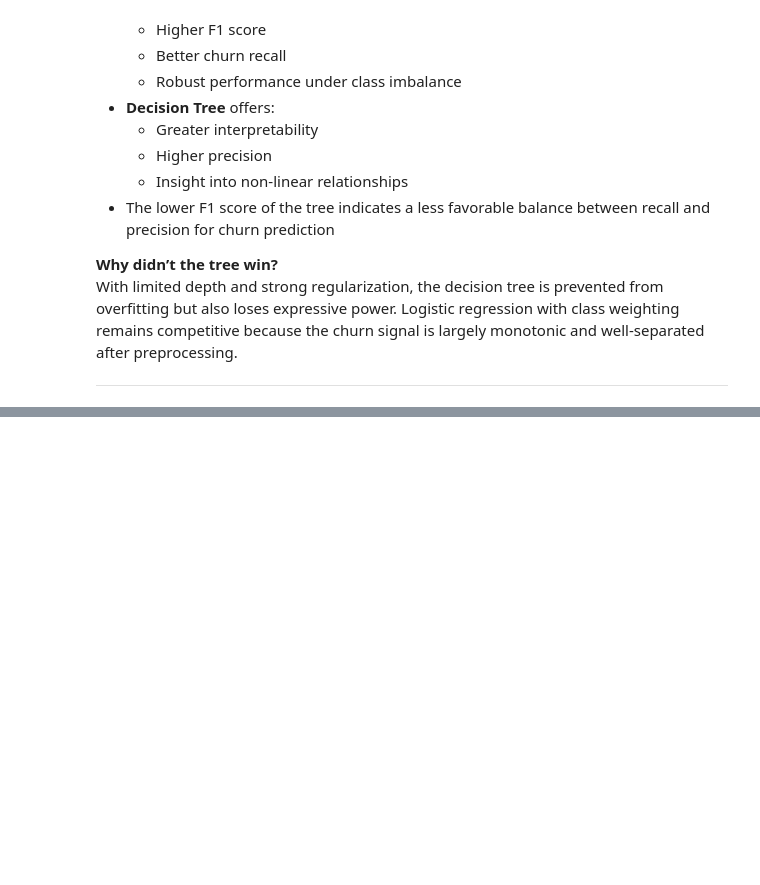
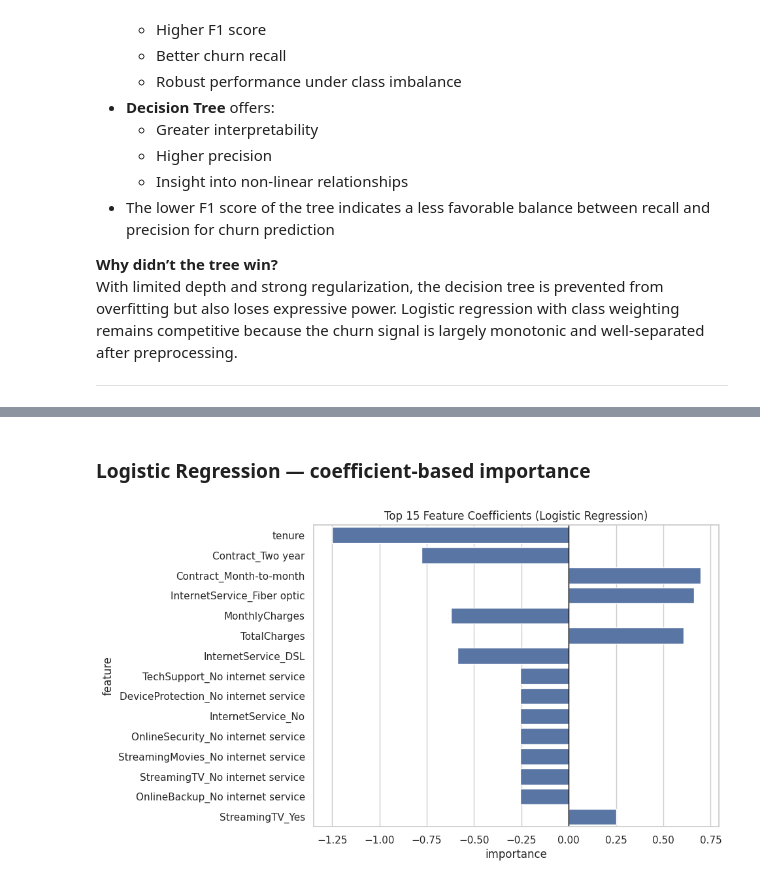
Before and after one commit to nilot-pal/churn-prediction, a Jupyter notebook: notebooks/01_eda.ipynb, the cells around one changed output, grey strips where cells are left out. Saved outputs shown, nothing was run; the diff lists cells and outputs as text; code cells hidden in the pictures; blank space fills up the shorter version.

```diff
--- a/notebooks/01_eda.ipynb
+++ b/notebooks/01_eda.ipynb
@@ -694,0 +705,11 @@ With limited depth and strong regularization, the decision tree is prevented fro
+# %%
+rf = Pipeline(steps=[
+    ('preprocessor', preprocessor),
+    ('classifier', RandomForestClassifier(
+        n_estimators=300,
+        max_depth=None,
+        min_samples_leaf=20,
+        random_state=42,
+        n_jobs=-1
+    ))
+])
@@ -694,0 +1014,27 @@ With limited depth and strong regularization, the decision tree is prevented fro
+# %% [markdown]
+### Logistic Regression — coefficient-based importance
+# %%
+# Extract coefficients
+lr_coef = log_reg.named_steps['classifier'].coef_[0]
+
+lr_feat_imp = (
+    pd.DataFrame({
+        'feature': feature_names,
+        'importance': lr_coef
+    })
+    .assign(abs_importance=lambda x: x['importance'].abs())
+    .sort_values('abs_importance', ascending=False)
+)
+
+# Plot top 15
+plt.figure(figsize=(8,6))
+sns.barplot(
+    data=lr_feat_imp.head(15),
+    x='importance',
+    y='feature'
+)
+plt.title("Top 15 Feature Coefficients (Logistic Regression)")
+plt.axvline(0, color='black', linewidth=1)
+plt.show()
+# %% [output]
+[figure, added]
```
Also changed, not shown: parts of 36 cells of this notebook.
